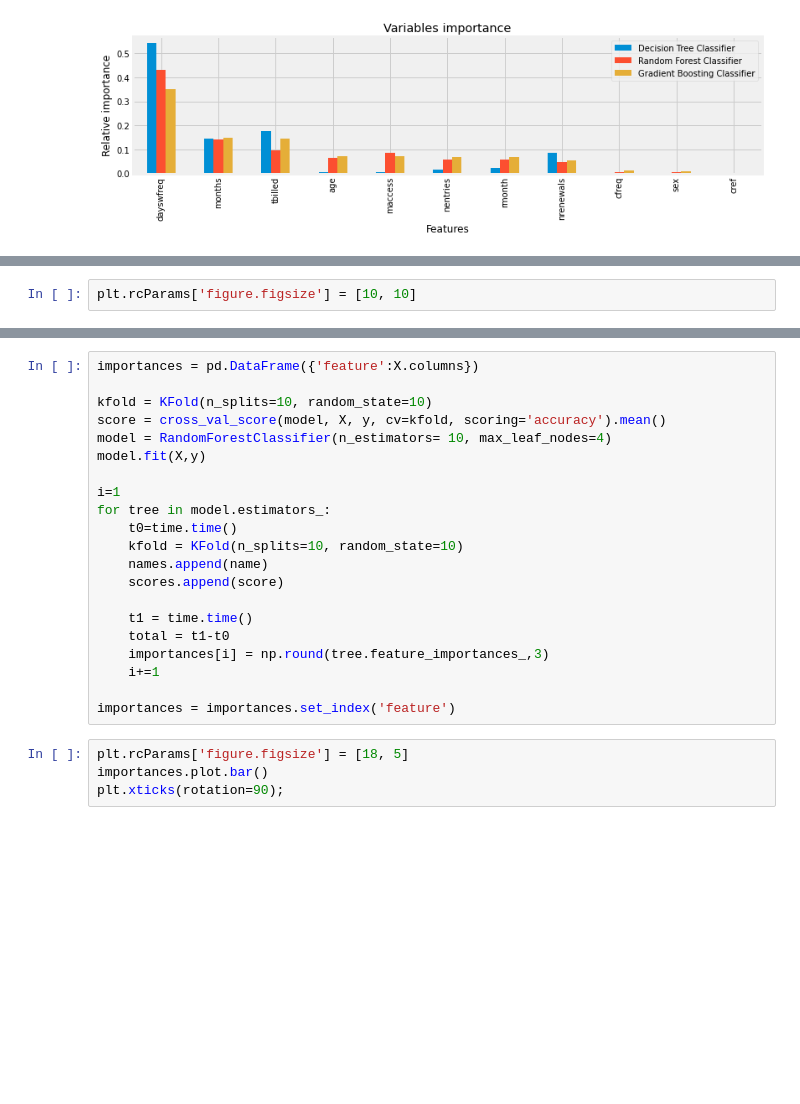
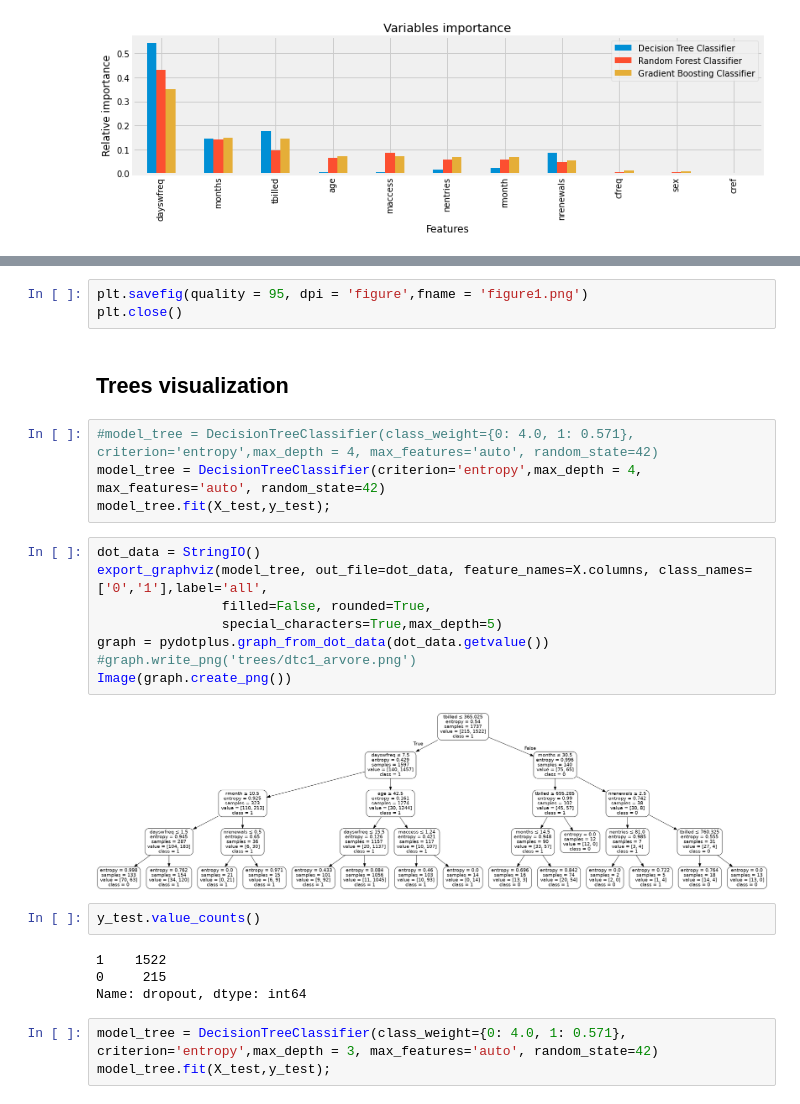
Before and after one commit to pesobreiro/dropoutPredFitness, a Jupyter notebook: 7.dropoutPrediction.ipynb, the cells around one changed output, grey strips where cells are left out. Drawn from its saved outputs; the diff is of its cells as text; blank space fills up the shorter version.

```diff
--- a/7.dropoutPrediction.ipynb
+++ b/7.dropoutPrediction.ipynb
@@ -1344,2 +977,0 @@ Receive Operating Characteristics Curve
-# %%
-plt.rcParams['figure.figsize'] = [10, 10]
@@ -1391,25 +978,28 @@ for name, model in models:
-# %%
-importances = pd.DataFrame({'feature':X.columns})
-
-kfold = KFold(n_splits=10, random_state=10)
-score = cross_val_score(model, X, y, cv=kfold, scoring='accuracy').mean()
-model = RandomForestClassifier(n_estimators= 10, max_leaf_nodes=4)
-model.fit(X,y)
-
-i=1
-for tree in model.estimators_:
-    t0=time.time()
-    kfold = KFold(n_splits=10, random_state=10)
-    names.append(name)
-    scores.append(score)
-
-    t1 = time.time()
-    total = t1-t0
-    importances[i] = np.round(tree.feature_importances_,3)
-    i+=1
-
-importances = importances.set_index('feature')
-# %%
-plt.rcParams['figure.figsize'] = [18, 5]
-importances.plot.bar()
-plt.xticks(rotation=90);
+# %%
+plt.savefig(quality = 95, dpi = 'figure',fname = 'figure1.png')
+plt.close()
+# %% [markdown]
+## Trees visualization
+# %%
+#model_tree = DecisionTreeClassifier(class_weight={0: 4.0, 1: 0.571}, criterion='entropy',max_depth = 4, max_features='auto', random_state=42)
+model_tree = DecisionTreeClassifier(criterion='entropy',max_depth = 4, max_features='auto', random_state=42)
+model_tree.fit(X_test,y_test);
+# %%
+dot_data = StringIO()
+export_graphviz(model_tree, out_file=dot_data, feature_names=X.columns, class_names=['0','1'],label='all',
+                filled=False, rounded=True,
+                special_characters=True,max_depth=5)
+graph = pydotplus.graph_from_dot_data(dot_data.getvalue())
+#graph.write_png('trees/dtc1_arvore.png')
+Image(graph.create_png())
+# %% [output]
+[figure, added]
+# %%
+y_test.value_counts()
+# %% [output]
+1    1522
+0     215
+Name: dropout, dtype: int64
+# %%
+model_tree = DecisionTreeClassifier(class_weight={0: 4.0, 1: 0.571}, criterion='entropy',max_depth = 3, max_features='auto', random_state=42)
+model_tree.fit(X_test,y_test);
```
Also changed, not shown: parts of 42 cells of this notebook, 9 other files.
